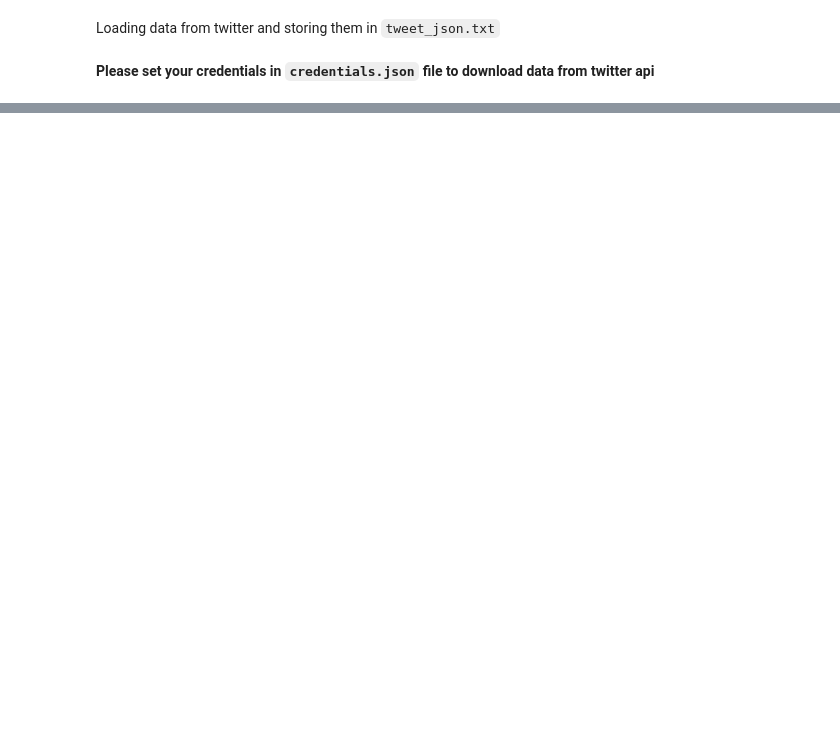
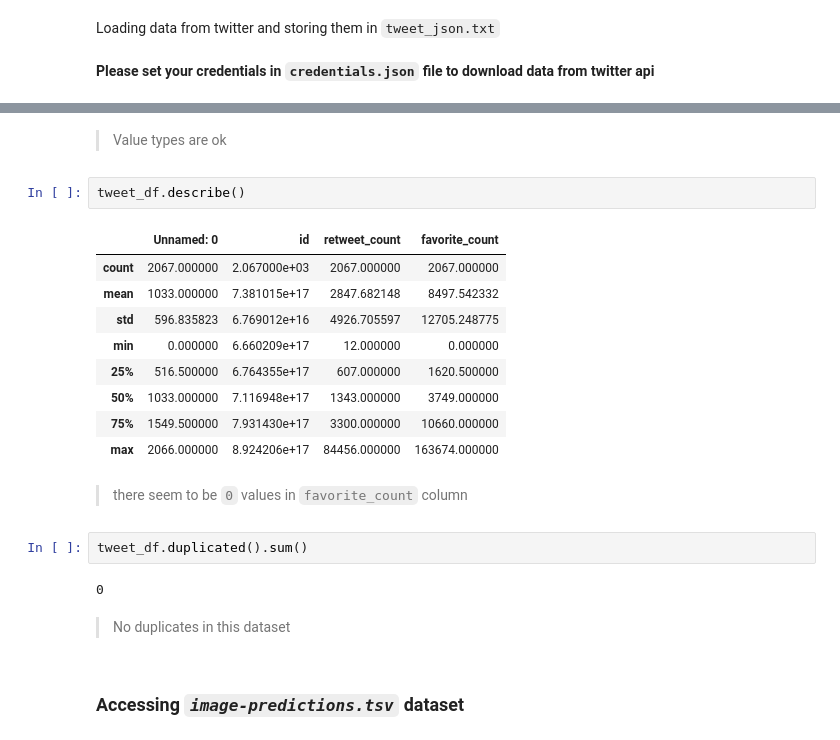
Before and after one commit to pe1te3son/wrangle_data_p3_t2, a Jupyter notebook: wrangle_act.ipynb, the cells around one changed output, grey strips where cells are left out. Drawn from its saved outputs; the diff is of its cells as text; blank space fills up the shorter version.

Commit message:
finished accessing data

```diff
--- a/wrangle_act.ipynb
+++ b/wrangle_act.ipynb
@@ -41,0 +269,24 @@ img_predictions = pd.read_csv("image-predictions.tsv", sep="\t")
+# %% [markdown]
+> Value types are ok
+# %%
+tweet_df.describe()
+# %% [output]
+|  | Unnamed: 0 | id | retweet_count | favorite_count |
+| count | 2067.000000 | 2.067000e+03 | 2067.000000 | 2067.000000 |
+| mean | 1033.000000 | 7.381015e+17 | 2847.682148 | 8497.542332 |
+| std | 596.835823 | 6.769012e+16 | 4926.705597 | 12705.248775 |
+| min | 0.000000 | 6.660209e+17 | 12.000000 | 0.000000 |
+| 25% | 516.500000 | 6.764355e+17 | 607.000000 | 1620.500000 |
+| 50% | 1033.000000 | 7.116948e+17 | 1343.000000 | 3749.000000 |
+| 75% | 1549.500000 | 7.931430e+17 | 3300.000000 | 10660.000000 |
+| max | 2066.000000 | 8.924206e+17 | 84456.000000 | 163674.000000 |
+# %% [markdown]
+> there seem to be `0` values in `favorite_count` column
+# %%
+tweet_df.duplicated().sum()
+# %% [output]
+0
+# %% [markdown]
+> No duplicates in this dataset
+# %% [markdown]
+### Accessing *`image-predictions.tsv`*  dataset
```
Also changed, not shown: parts of 39 cells of this notebook, 1 other file.
